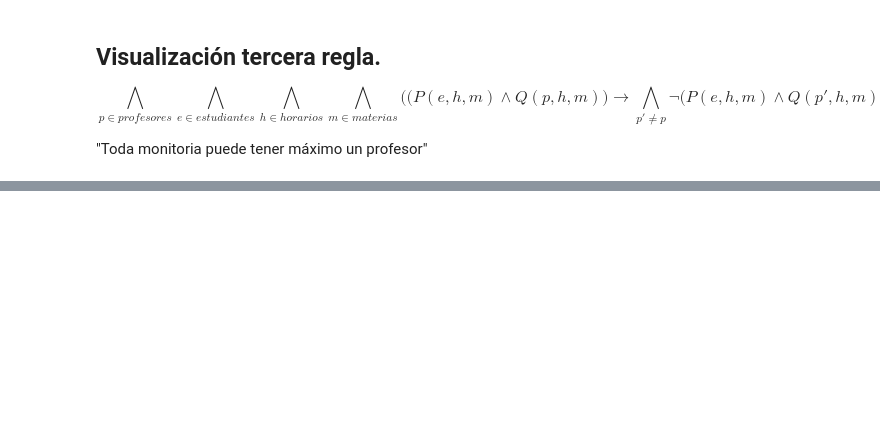
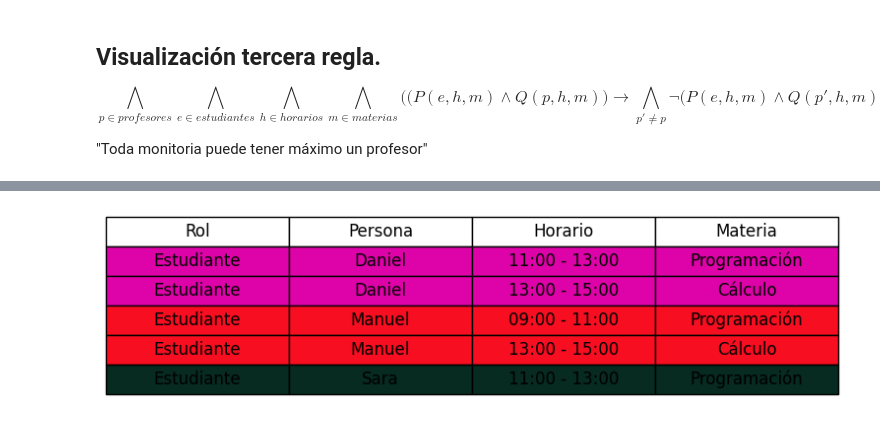
Before and after one commit to ManuelCrzUR/Proyecto_final_LPCC, a Jupyter notebook: entrega3/interfaz_proyecto.ipynb, the cells around one changed output, grey strips where cells are left out. Cells and saved outputs as stored; diff of their text form; code cells hidden in the pictures; blank space fills up the shorter version.

Commit message:
Se Modifican las reglas y se desarrolla la solucion a los probelmas, aun no se encuentra terminada

```diff
--- a/entrega3/interfaz_proyecto.ipynb
+++ b/entrega3/interfaz_proyecto.ipynb
@@ -42,3 +41,8 @@ from interfaz_grafica import Horario
 Ahora, es necesario crear un objeto horario, par que este pueda acceder a todas las funciones contruidas, para dar solucion a nuestra problematica
 # %%
 h = Horario()
+# %%
+estudiantes = ['Moñas', 'Manuel', 'Sara']
+profesores = ['Norma', 'Edgar', 'Edwin']
+horarios = ['09:00 - 11:00', '11:00 - 13:00', '13:00 - 15:00']
+materias = ['Programación', 'Algebra', 'Calculo']
@@ -132,0 +122,57 @@ else:
+# %%
+from interfaz_grafica import *
+from horario import Horario
+h = Horario()
+
+# Lista B para almacenar los resultados
+B = []
+
+################ CONDICIONES DE LOS ESTUDIANTES
+# Daniel: Programacion 9-11
+for materias in [m for m in range(len(h.materias)) if m != 0]:
+    for horarios in [h for h in range(len(h.horarios)) if h != 0]:
+        B.append('-' + h.H.ravel([0, 0, horarios, materias]))
+
+# Manuel: Algebra a la 11-1
+for materias in [m for m in range(len(h.materias)) if m != 1]:
+    for horarios in [h for h in range(len(h.horarios)) if h != 1]:
+        B.append('-' + h.H.ravel([0, 1, horarios, materias]))
+
+# Sara: Calculo 1-3
+for materias in [m for m in range(len(h.materias)) if m != 2]:
+    for horarios in [h for h in range(len(h.horarios)) if h != 2]:
+        B.append('-' + h.H.ravel([0, 2, horarios, materias]))
+
+################ CONDICIONES DE LOS PROFESORES
+# Norma: Calculo 1 - 3
+for materias in [m for m in range(len(h.materias)) if m != 2]:
+    for horarios in [h for h in range(len(h.horarios)) if h != 2]:
+        B.append('-' + h.H.ravel([1, 0, horarios, materias]))
+
+# Edgar: Algebra 11-1
+for materias in [m for m in range(len(h.materias)) if m != 1]:
+    for horarios in [h for h in range(len(h.horarios)) if h != 1]:
+        B.append('-' + h.H.ravel([1, 1, horarios, materias]))
+
+# Edwin: Programacion 9-11
+for materias in [m for m in range(len(h.materias)) if m != 0]:
+    for horarios in [h for h in range(len(h.horarios)) if h != 0]:
+        B.append('-' + h.H.ravel([1, 2, horarios, materias]))
+
+
+
+b_ytoriado = Ytoria(B)
+
+A = Ytoria([h.reglas[0], h.reglas[1], h.reglas[2], h.reglas[4], h.reglas[5], h.reglas[6], b_ytoriado])
+
+# A = h.reglas[3]
+t = tseitin(A)
+
+s, dic = dpll(t, {})
+
+if s == 'Satisfacible':
+    h.visualizar_est(dic)
+else:
+    print('bobo')
+# %% [output]
+[figure, added]
```
Also changed, not shown: parts of 10 cells of this notebook, 3 other files.
